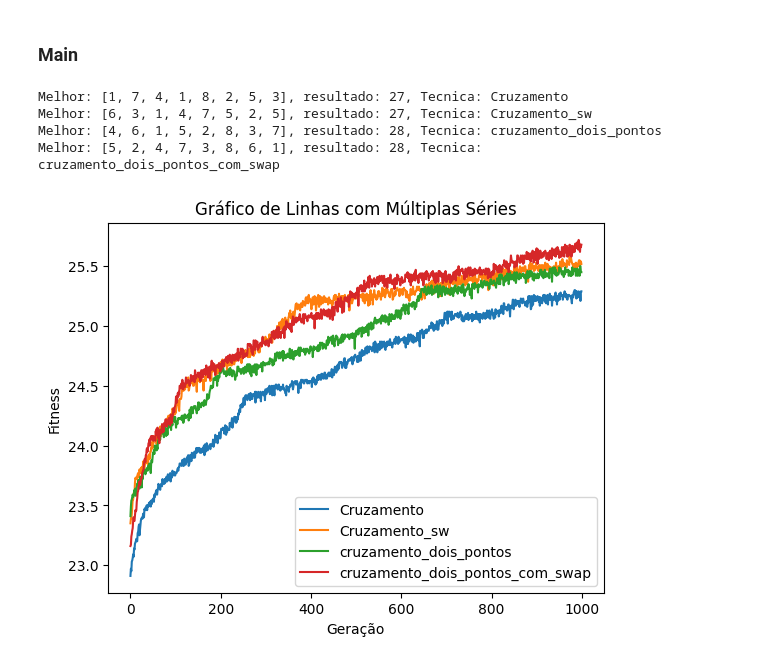
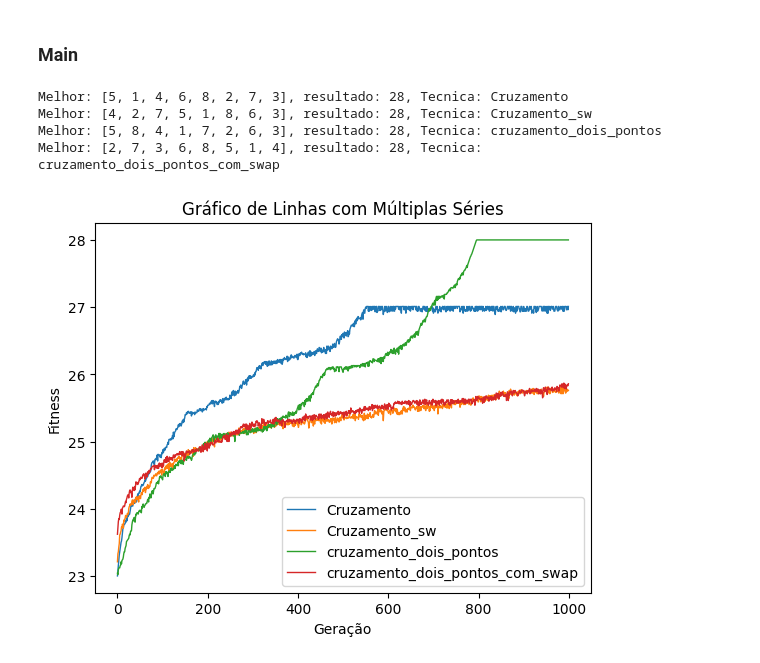
Before and after one commit to ViniciusBPessoa/Repositorio_Academico_Multidisciplinar, a Jupyter notebook: Computcao Evolutiva/Lista 01/questao01.ipynb, the cells around one changed output. Cells and saved outputs as stored; diff of their text form; code cells hidden in the pictures.

```diff
--- a/Computcao Evolutiva/Lista 01/questao01.ipynb
+++ b/Computcao Evolutiva/Lista 01/questao01.ipynb
@@ -79,8 +79,8 @@ def selecionar_mais_baixos(populacao, qtd_selec, qtd_melhores):
     # Ordena os indivíduos selecionados com base no seu fitness
     selecionados = sorted(selecionados, key=calcular_fitness)
 
-    # Retorna os 2 indivíduos com o fitness mais baixo
-    mais_baixos = selecionados[:qtd_melhores]
+    # Retorna os 2 indivíduos com o fitness mais auto
+    mais_baixos = selecionados[qtd_melhores:]
     return mais_baixos
 
 def mutacao_swap(individuo):
@@ -110,7 +110,7 @@ def cruzamento_e_mutacao(pai1, pai2):
 
 def substituir_por_melhores(populacao, novos_individuos):
     # Ordena os novos indivíduos com base no seu fitness
-    novos_individuos.sort(key=calcular_fitness, reverse=True)
+    novos_individuos.sort(key=calcular_fitness)
 
     # Ordena a população atual com base no seu fitness
     populacao.sort(key=calcular_fitness)
@@ -125,7 +125,7 @@ def mostrar_grafico(listas, labels):
     geracoes = range(len(listas[0]))  # Assume-se que todas as listas têm o mesmo comprimento
 
     for i, lista in enumerate(listas):
-        plt.plot(geracoes, lista, label=labels[i])
+        plt.plot(geracoes, lista, label=labels[i], linewidth=1)
 
     plt.xlabel('Geração')
     plt.ylabel('Fitness')
@@ -202,37 +202,42 @@ def algoritmo_genetico(qtd_pop, qtg_gem, qtd_selec, qtd_melhores, modelo):
 # %% [markdown]
 ### Main
 # %%
+numero_gens = 1000
+numero_selec = 5
+numero_melhores = 2
+numero_pop = 100
+
 # Exemplo de uso do algoritmo genético com suas funções definidas
 listas = []
 labels = []
 melhores = []
 
-jogada = algoritmo_genetico(100, 1000, 10, 2, "Cruzamento")
+jogada = algoritmo_genetico(numero_pop, numero_gens, numero_selec, numero_melhores, "Cruzamento")
 listas.append(jogada[0])
 melhores.append(jogada[1])
 labels.append("Cruzamento")
 
-jogada = algoritmo_genetico(100, 1000, 10, 2, "Cruzamento_sw")
+jogada = algoritmo_genetico(numero_pop, numero_gens, numero_selec, numero_melhores, "Cruzamento_sw")
 listas.append(jogada[0])
 melhores.append(jogada[1])
 labels.append("Cruzamento_sw")
 
-jogada = algoritmo_genetico(100, 1000, 10, 2, "Cruzamento_dois_pontos")
+jogada = algoritmo_genetico(numero_pop, numero_gens, numero_selec, numero_melhores, "Cruzamento_dois_pontos")
 listas.append(jogada[0])
 melhores.append(jogada[1])
 labels.append("cruzamento_dois_pontos")
 
-jogada = algoritmo_genetico(100, 1000, 10, 2, "Cruzamento_dois_pontos_com_swap")
+jogada = algoritmo_genetico(numero_pop, numero_gens, numero_selec, numero_melhores, "Cruzamento_dois_pontos_com_swap")
 listas.append(jogada[0])
 melhores.append(jogada[1])
 labels.append("cruzamento_dois_pontos_com_swap")
 
 for x in melhores:
     print(f"Melhor: {x[0]}, resultado: {x[1]}, Tecnica: {labels[melhores.index(x)]}")
 mostrar_grafico(listas, labels)
 # %% [output]
-Melhor: [1, 7, 4, 1, 8, 2, 5, 3], resultado: 27, Tecnica: Cruzamento
-Melhor: [6, 3, 1, 4, 7, 5, 2, 5], resultado: 27, Tecnica: Cruzamento_sw
-Melhor: [4, 6, 1, 5, 2, 8, 3, 7], resultado: 28, Tecnica: cruzamento_dois_pontos
-Melhor: [5, 2, 4, 7, 3, 8, 6, 1], resultado: 28, Tecnica: cruzamento_dois_pontos_com_swap
+Melhor: [5, 1, 4, 6, 8, 2, 7, 3], resultado: 28, Tecnica: Cruzamento
+Melhor: [4, 2, 7, 5, 1, 8, 6, 3], resultado: 28, Tecnica: Cruzamento_sw
+Melhor: [5, 8, 4, 1, 7, 2, 6, 3], resultado: 28, Tecnica: cruzamento_dois_pontos
+Melhor: [2, 7, 3, 6, 8, 5, 1, 4], resultado: 28, Tecnica: cruzamento_dois_pontos_com_swap
-[figure, old version]
+[figure, new version]
```
Also changed, not shown: parts of 1 cell of this notebook.
